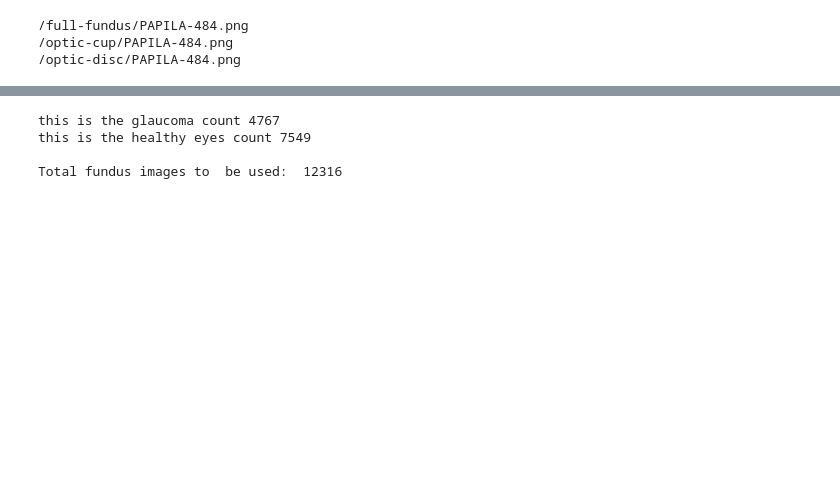
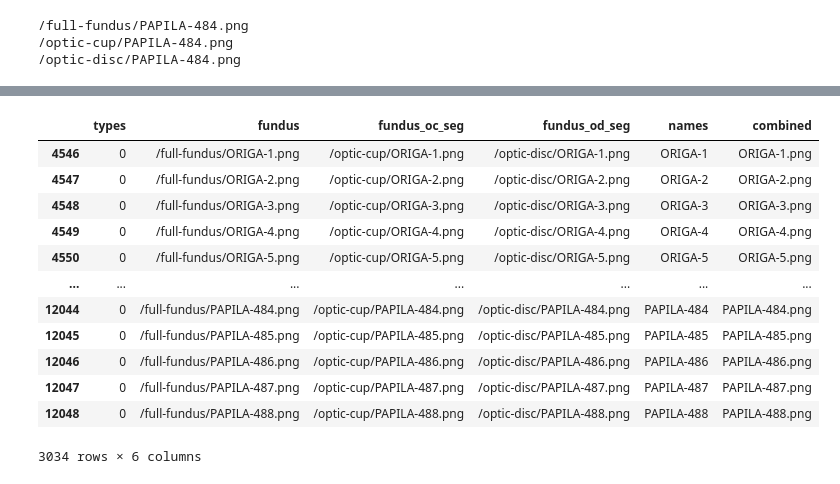
Before and after one commit to AhmedElZubair38/DISSERTATION, a Jupyter notebook: MOSTLY_Data_3/MODEL_1B.ipynb, the cells around one changed output, grey strips where cells are left out. Saved outputs shown, nothing was run; the diff lists cells and outputs as text; code cells hidden in the pictures; blank space fills up the shorter version.

```diff
--- a/MOSTLY_Data_3/MODEL_1B.ipynb
+++ b/MOSTLY_Data_3/MODEL_1B.ipynb
@@ -284,8 +253,13 @@ optic-cup/optic-cup/PAPILA-484.png
 # %%
 #removing the patients with no fundus classification and with fundus classification -1 instead of 0,1
-fundus_subset = data[(data['fundus'].notnull()) & (data['types'] != -1)]
+data = data [
 
-fundus_subset = fundus_subset[['types', 'fundus', 'names']]
+    (data['fundus'].notnull()) &
+    (data['fundus_oc_seg'].notnull()) &
+    (data['fundus_od_seg'].notnull()) & (data['types'] != -1)
+]
+
+fundus_subset = data[['types', 'fundus', 'fundus_oc_seg', 'fundus_od_seg', 'names']]
 
 fundus_subset['combined'] = fundus_subset['names'] + '.png'
 
@@ -387,12 +306 @@ types
 Name: count, dtype: int64
-# %%
-fundus_subset = data[(data['fundus'].notnull()) & (data['fundus'] != -1)]
-fundus_subset = fundus_subset[['types', 'fundus', 'names']]
-
-fundus_subset['combined'] = fundus_subset['names'] + '.png'
-
-fundus_subset['fundus'] = fundus_subset['fundus'].astype(str)
-
-fundus_subset['types'] = fundus_subset['types'].astype(str)
-
-fundus_subset.info()
@@ -411,40 +307,16 @@ memory usage: 389.2+ KB
-# %%
-# glaucoma fundus images
-glaucomaCount = len(fundus_subset[(fundus_subset['types'] == '1')])
-print("this is the glaucoma count", glaucomaCount)
-
-# healthy fundus images
-healthyCount = len(fundus_subset[(fundus_subset['types'] == '0')])
-print("this is the healthy eyes count", healthyCount)
-
-print('\nTotal fundus images to  be used: ', glaucomaCount + healthyCount)
-
-# randomize data
-fundus_subset_random = fundus_subset.sample(frac=1, random_state=1)
-
-# create df for each class based on randomized data
-healthy_subset = fundus_subset_random[fundus_subset_random['types'] == '0']
-glaucoma_subset = fundus_subset_random[fundus_subset_random['types'] == '1']
-
-testSize = 500
-valSize = 500
-
-# get train items
-healthy_train = healthy_subset.head(healthyCount - testSize)
-glaucoma_train = glaucoma_subset.head(glaucomaCount - testSize)
-train = healthy_train._append(glaucoma_train)
-
-# get val items
-healthy_val = healthy_subset.tail(valSize)
-glaucoma_val = glaucoma_subset.tail(valSize)
-val = healthy_val._append(glaucoma_val)
-
-# get test items
-healthy_test = healthy_subset.tail(testSize)
-glaucoma_test = glaucoma_subset.tail(testSize)
-test = healthy_test._append(glaucoma_test)
-# %% [output]
-this is the glaucoma count 4767
-this is the healthy eyes count 7549
-
-Total fundus images to  be used:  12316
+# %%
+fundus_subset
+# %% [output]
+|  | types | fundus | fundus_oc_seg | fundus_od_seg | names | combined |
+| 4546 | 0 | /full-fundus/ORIGA-1.png | /optic-cup/ORIGA-1.png | /optic-disc/ORIGA-1.png | ORIGA-1 | ORIGA-1.png |
+| 4547 | 0 | /full-fundus/ORIGA-2.png | /optic-cup/ORIGA-2.png | /optic-disc/ORIGA-2.png | ORIGA-2 | ORIGA-2.png |
+| 4548 | 0 | /full-fundus/ORIGA-3.png | /optic-cup/ORIGA-3.png | /optic-disc/ORIGA-3.png | ORIGA-3 | ORIGA-3.png |
+| 4549 | 0 | /full-fundus/ORIGA-4.png | /optic-cup/ORIGA-4.png | /optic-disc/ORIGA-4.png | ORIGA-4 | ORIGA-4.png |
+| 4550 | 0 | /full-fundus/ORIGA-5.png | /optic-cup/ORIGA-5.png | /optic-disc/ORIGA-5.png | ORIGA-5 | ORIGA-5.png |
+| ... | ... | ... | ... | ... | ... | ... |
+| 12044 | 0 | /full-fundus/PAPILA-484.png | /optic-cup/PAPILA-484.png | /optic-disc/PAPILA-484.png | PAPILA-484 | PAPILA-484.png |
+| 12045 | 0 | /full-fundus/PAPILA-485.png | /optic-cup/PAPILA-485.png | /optic-disc/PAPILA-485.png | PAPILA-485 | PAPILA-485.png |
+| 12046 | 0 | /full-fundus/PAPILA-486.png | /optic-cup/PAPILA-486.png | /optic-disc/PAPILA-486.png | PAPILA-486 | PAPILA-486.png |
+| 12047 | 0 | /full-fundus/PAPILA-487.png | /optic-cup/PAPILA-487.png | /optic-disc/PAPILA-487.png | PAPILA-487 | PAPILA-487.png |
+| 12048 | 0 | /full-fundus/PAPILA-488.png | /optic-cup/PAPILA-488.png | /optic-disc/PAPILA-488.png | PAPILA-488 | PAPILA-488.png |
+3034 rows × 6 columns
```
Also changed, not shown: parts of 65 cells of this notebook, 1 other file.
